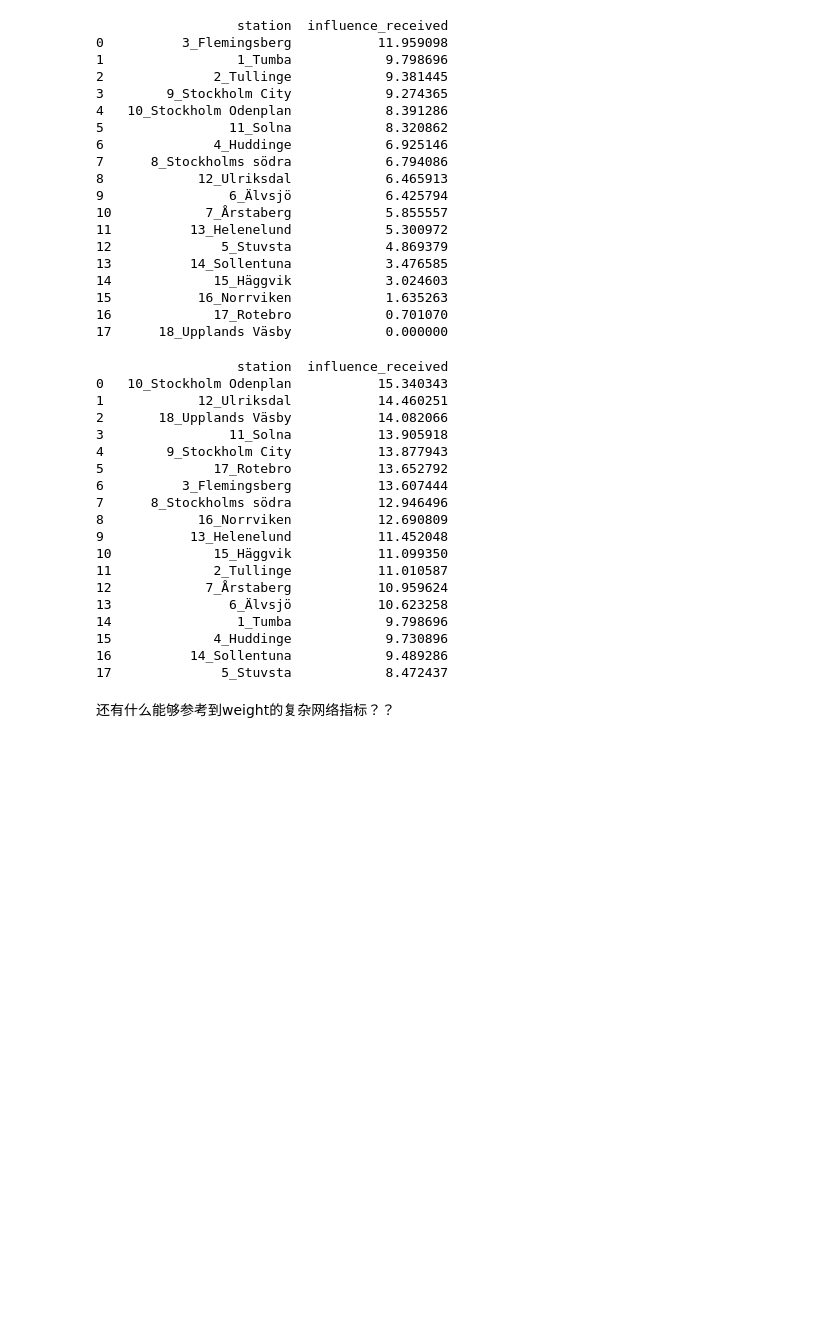
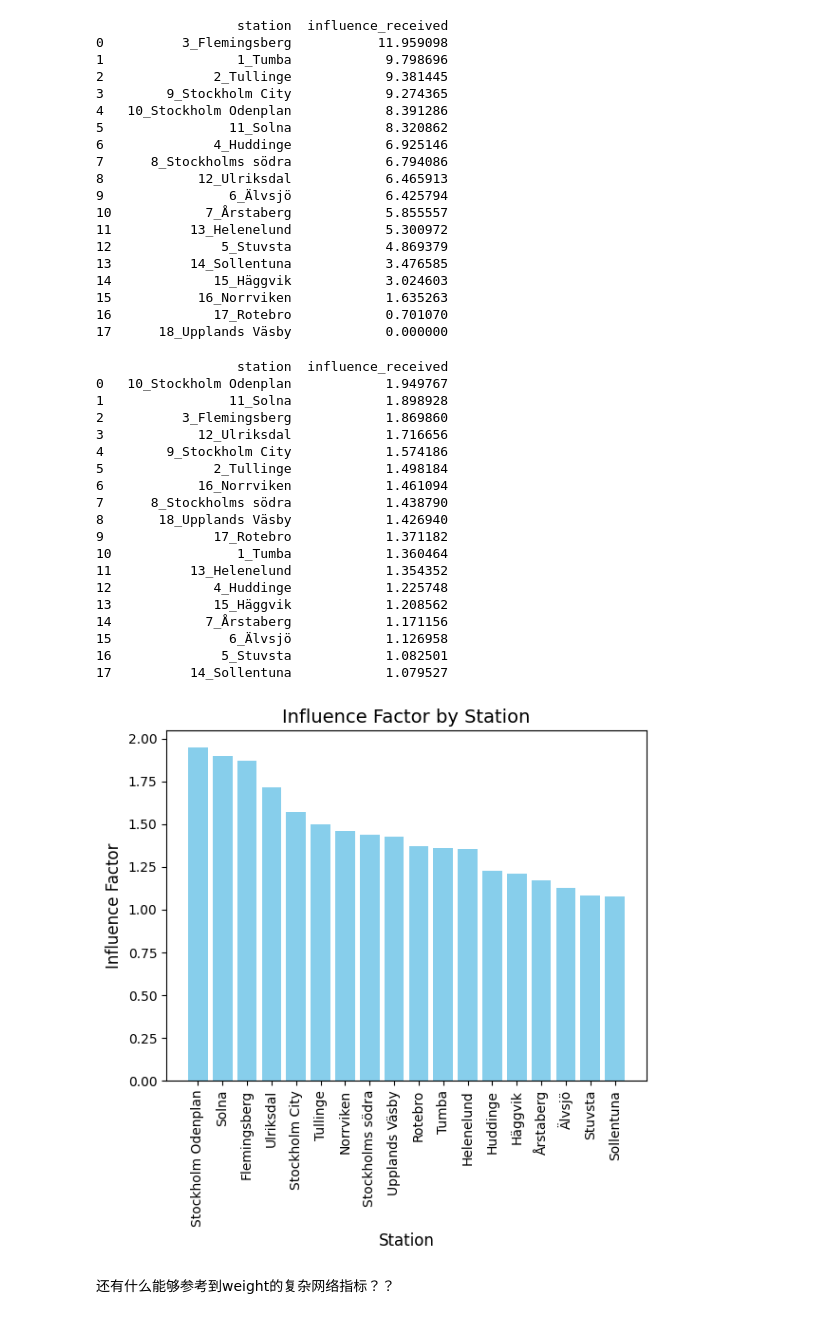
Before and after one commit to HR0262/PCMCI-in-commuter-trian, a Jupyter notebook: PCMCI-0427-no0.ipynb, the cells around one changed output. Cells and saved outputs as stored; diff of their text form; code cells hidden in the pictures; blank space fills up the shorter version.

```diff
--- a/PCMCI-0427-no0.ipynb
+++ b/PCMCI-0427-no0.ipynb
@@ -907,7 +1010,15 @@ for i in range(num_vars):       # target
               ki[i]+=v_matrix[i, j, tau]  # k[i]为影响别人 k[j]为受影响
               kj[j]+=v_matrix[i, j, tau]
 
-k = [x + y for x, y in zip(ki, kj)]
+p=[0.12495732331853875, 0.12619535519125682, 0.12674379040489964,
+   0.12030586236193713, 0.12568027210884353, 0.10366800098031206,
+   0.10605310902193633, 0.11052501442347318, 0.10934199837530463,
+   0.1257867543447628, 0.13363431151241534, 0.12012644889357219,
+   0.11924654412881665, 0.11724452554744526, 0.11468381564844587,
+   0.1254793680012272, 0.11155439619456806, 0.1139966782424883
+]
+
+k = [z*(x + 0.8*y)*1.11111 for x, y, z in zip(ki, kj, p)]
 # 整合为 DataFrame
 df_k = pd.DataFrame({
     'station': df_delay.columns,
@@ -921,24 +1032,50 @@ df_k_sorted = df_k.sort_values(by='influence_received', ascending=False).reset_i
 print(df_k_sorted)
 # %% [output]
                   station  influence_received
-0   10_Stockholm Odenplan           15.340343
-1            12_Ulriksdal           14.460251
-2       18_Upplands Väsby           14.082066
-3                11_Solna           13.905918
-4        9_Stockholm City           13.877943
-5              17_Rotebro           13.652792
-6          3_Flemingsberg           13.607444
-7      8_Stockholms södra           12.946496
-8            16_Norrviken           12.690809
-9           13_Helenelund           11.452048
-10             15_Häggvik           11.099350
-11             2_Tullinge           11.010587
-12            7_Årstaberg           10.959624
-13               6_Älvsjö           10.623258
-14                1_Tumba            9.798696
-15             4_Huddinge            9.730896
-16          14_Sollentuna            9.489286
-17              5_Stuvsta            8.472437
+0   10_Stockholm Odenplan            1.949767
+1                11_Solna            1.898928
+2          3_Flemingsberg            1.869860
+3            12_Ulriksdal            1.716656
+4        9_Stockholm City            1.574186
+5              2_Tullinge            1.498184
+6            16_Norrviken            1.461094
+7      8_Stockholms södra            1.438790
+8       18_Upplands Väsby            1.426940
+9              17_Rotebro            1.371182
+10                1_Tumba            1.360464
+11          13_Helenelund            1.354352
+12             4_Huddinge            1.225748
+13             15_Häggvik            1.208562
+14            7_Årstaberg            1.171156
+15               6_Älvsjö            1.126958
+16              5_Stuvsta            1.082501
+17          14_Sollentuna            1.079527
+# %%
+# 按影响度排序
+df_k_sorted = df_k.sort_values(by='influence_received', ascending=False).reset_index(drop=True)
+
+# 去掉站点名称前面的数字和下划线
+df_k_sorted['station'] = df_k_sorted['station'].str.replace(r'^\d+_', '', regex=True)
+
+# 绘制柱状图
+plt.figure(figsize=(6, 6))
+plt.bar(df_k_sorted['station'], df_k_sorted['influence_received'], color='skyblue')
+
+# 添加标题和标签
+plt.title('Influence Factor by Station', fontsize=14)
+plt.xlabel('Station', fontsize=12)
+plt.ylabel('Influence Factor', fontsize=12)
+
+# plt.gca().axes.get_xaxis().set_visible(False)
+
+# 旋转x轴标签，使其更易读
+plt.xticks(rotation=90)
+
+# 显示图表
+plt.tight_layout()
+plt.show()
+# %% [output]
+[figure, added]
 # %% [markdown]
 还有什么能够参考到weight的复杂网络指标？？
 # %%
```
Also changed, not shown: parts of 4 cells of this notebook.
